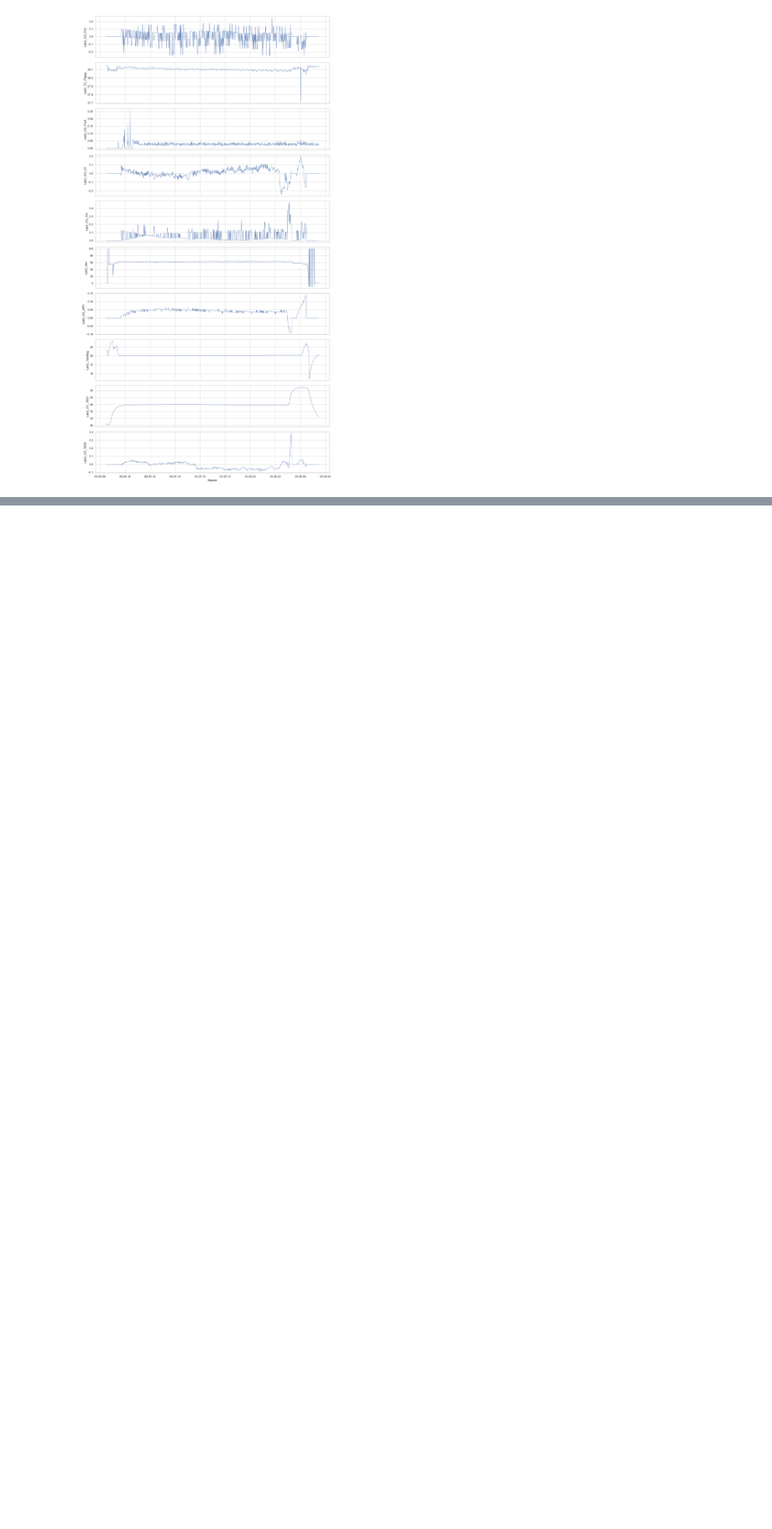
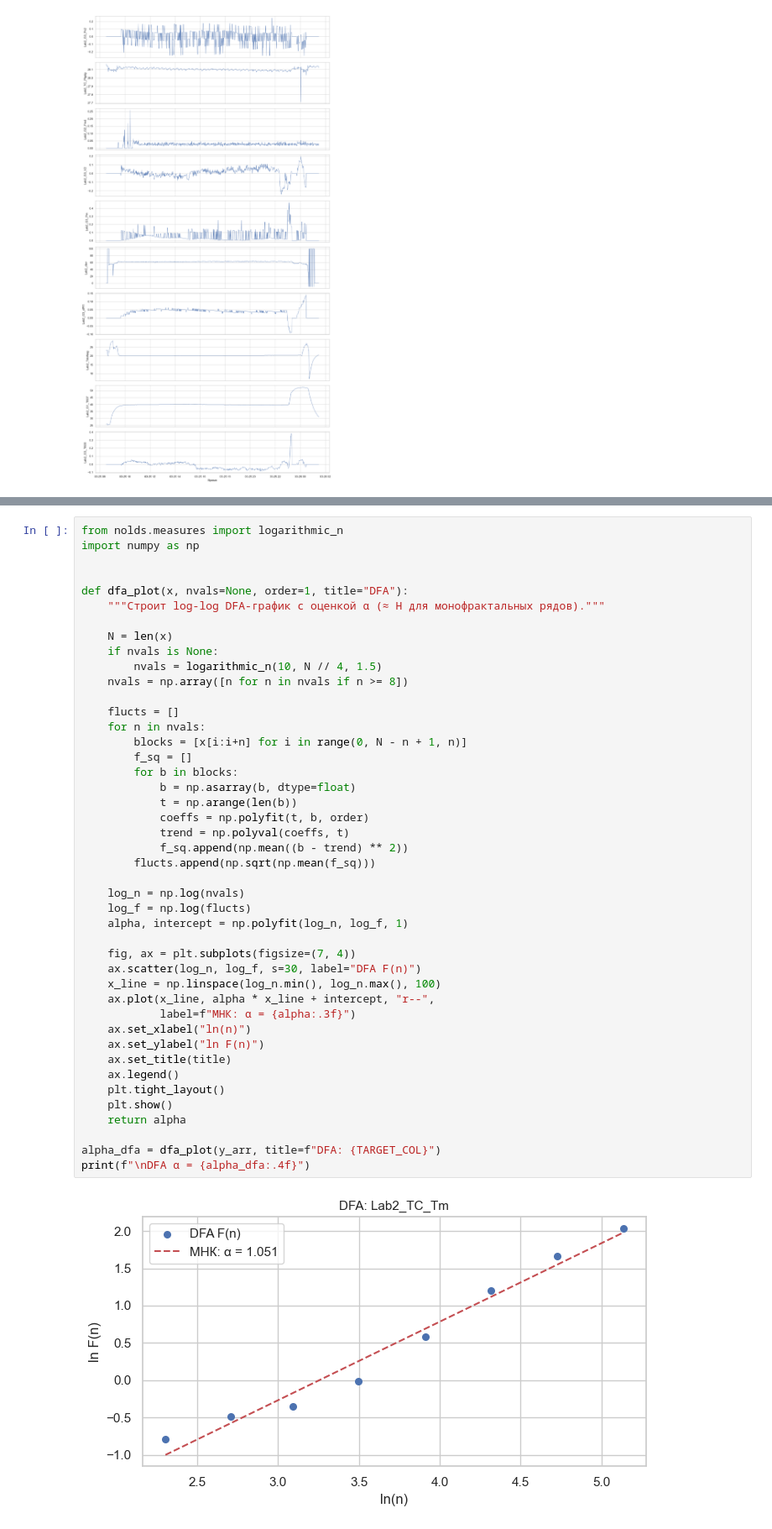
Before and after one commit to pmakarova/topology, a Jupyter notebook: Lab2_EDA_TDA.ipynb, the cells around one changed output, grey strips where cells are left out. Shown at 84% size. Drawn from its saved outputs; the diff is of its cells as text; blank space fills up the shorter version.

```diff
--- a/Lab2_EDA_TDA.ipynb
+++ b/Lab2_EDA_TDA.ipynb
@@ -182,0 +325,46 @@ if subset.shape[1] >= 2:
+# %%
+from nolds.measures import logarithmic_n
+import numpy as np
+
+
+def dfa_plot(x, nvals=None, order=1, title="DFA"):
+    """Строит log-log DFA-график с оценкой α (≈ H для монофрактальных рядов)."""
+
+    N = len(x)
+    if nvals is None:
+        nvals = logarithmic_n(10, N // 4, 1.5)
+    nvals = np.array([n for n in nvals if n >= 8])
+
+    flucts = []
+    for n in nvals:
+        blocks = [x[i:i+n] for i in range(0, N - n + 1, n)]
+        f_sq = []
+        for b in blocks:
+            b = np.asarray(b, dtype=float)
+            t = np.arange(len(b))
+            coeffs = np.polyfit(t, b, order)
+            trend = np.polyval(coeffs, t)
+            f_sq.append(np.mean((b - trend) ** 2))
+        flucts.append(np.sqrt(np.mean(f_sq)))
+
+    log_n = np.log(nvals)
+    log_f = np.log(flucts)
+    alpha, intercept = np.polyfit(log_n, log_f, 1)
+
+    fig, ax = plt.subplots(figsize=(7, 4))
+    ax.scatter(log_n, log_f, s=30, label="DFA F(n)")
+    x_line = np.linspace(log_n.min(), log_n.max(), 100)
+    ax.plot(x_line, alpha * x_line + intercept, "r--",
+            label=f"МНК: α = {alpha:.3f}")
+    ax.set_xlabel("ln(n)")
+    ax.set_ylabel("ln F(n)")
+    ax.set_title(title)
+    ax.legend()
+    plt.tight_layout()
+    plt.show()
+    return alpha
+
+alpha_dfa = dfa_plot(y_arr, title=f"DFA: {TARGET_COL}")
+print(f"\nDFA α = {alpha_dfa:.4f}")
+# %% [output]
+[figure, added]
```
Also changed, not shown: parts of 11 cells of this notebook.
